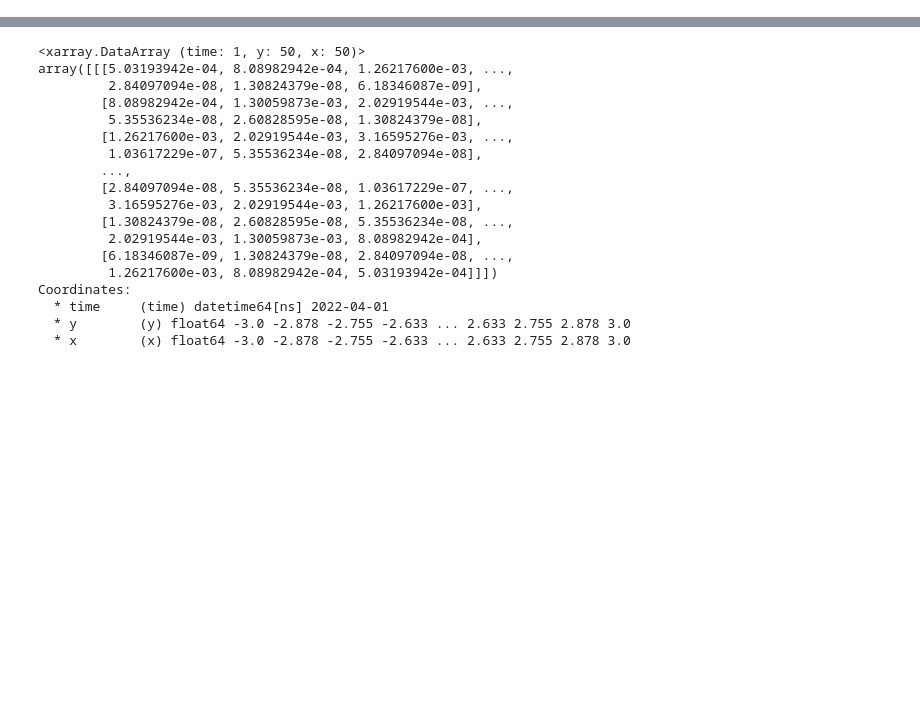
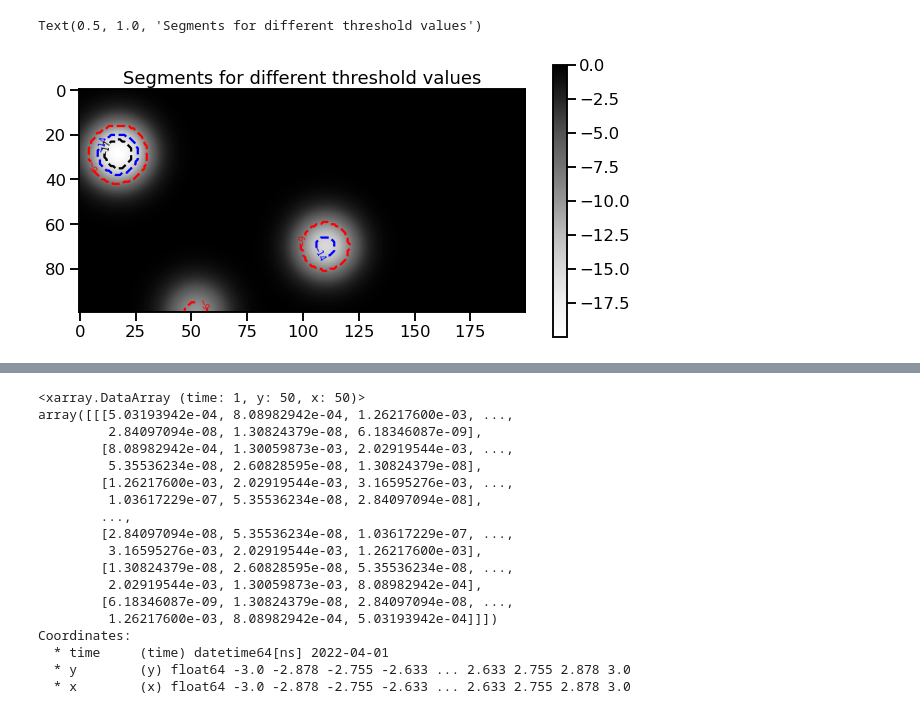
Before and after one commit to tobac-project/tobac-tutorials, a Jupyter notebook: tutorials/Basics/Segmentation.ipynb, the cells around one changed output, grey strips where cells are left out. Saved outputs shown, nothing was run; the diff lists cells and outputs as text; code cells hidden in the pictures; blank space fills up the shorter version.

```diff
--- a/tutorials/Basics/Segmentation.ipynb
+++ b/tutorials/Basics/Segmentation.ipynb
@@ -48,0 +110,28 @@ ax.contour(mask_3[50], levels = [0.5], colors = 'blue')
+# %%
+%%capture
+
+data = -tobac.testing.make_sample_data_2D_3blobs_inv()
+dxy, dt = tobac.utils.get_spacings(data)
+thresholds = [-9, -14, -17]
+features = tobac.themes.tobac_v1.feature_detection_multithreshold(data, dxy, thresholds, target='minimum')
+
+mask_1, features_mask_1 = tobac.themes.tobac_v1.segmentation(features, data, dxy, threshold=-9, target='minimum')
+mask_2, features_mask_2 = tobac.themes.tobac_v1.segmentation(features, data, dxy, threshold=-14, target='minimum')
+mask_3, features_mask_3 = tobac.themes.tobac_v1.segmentation(features, data, dxy, threshold=-17, target='minimum')
+# %%
+masks = [mask_1, mask_2, mask_3]
+colors = ['red', 'blue', 'black']
+
+fig, ax = plt.subplots(ncols = 1, figsize = (10, 10))
+image = ax.imshow(data[50], cmap = 'Greys')
+plt.colorbar(image, shrink = 0.5)
+
+for n, mask, color in zip(thresholds, masks, colors):
+
+    CS = ax.contour(mask[50]*n, levels = [n], colors = color)
+    ax.clabel(CS, inline=True, fontsize = 8)
+
+ax.set_title('Segments for different threshold values')
+# %% [output]
+Text(0.5, 1.0, 'Segments for different threshold values')
+[figure, added]
```
Also changed, not shown: parts of 32 cells of this notebook.
